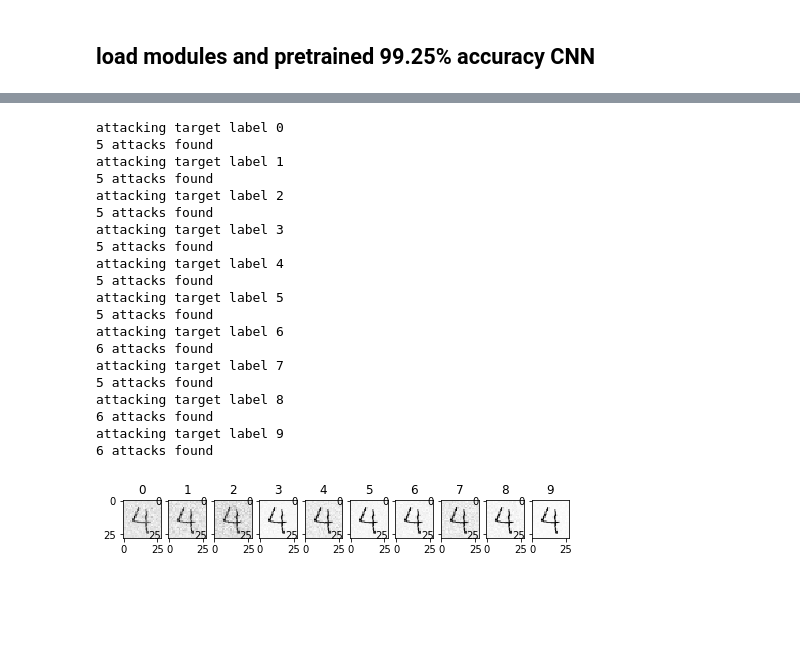
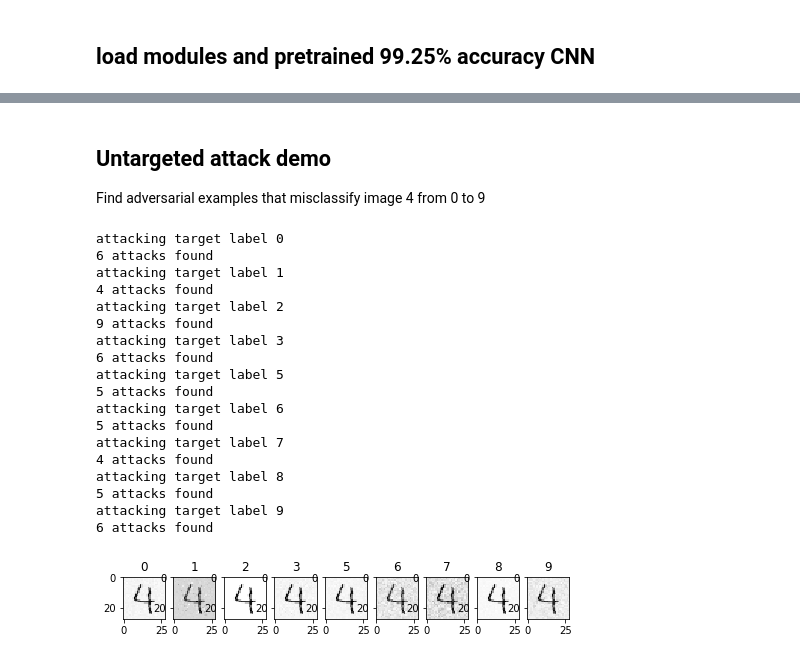
Before and after one commit to zetongqi/attacking_neural_networks, a Jupyter notebook: CW_l2attack.ipynb, the cells around one changed output, grey strips where cells are left out. Drawn from its saved outputs; the diff is of its cells as text; code cells hidden in the pictures; blank space fills up the shorter version.

```diff
--- a/CW_l2attack.ipynb
+++ b/CW_l2attack.ipynb
@@ -187,27 +221,28 @@ c value: 62500.0
+# %% [markdown]
+## Untargeted attack demo
+Find adversarial examples that misclassify image 4 from 0 to 9
 # %%
 with tf.Session() as sess:
     x = load_image('/Users/zetong/mnist_png/testing/4/24.png')
     l2attack = cwl2(sess, model)
-    attacks = l2attack.untargeted_attack(x)
+    attacks = l2attack.untargeted_attack(x, 4)
 # %% [output]
 attacking target label 0
-5 attacks found
+6 attacks found
 attacking target label 1
-5 attacks found
+4 attacks found
 attacking target label 2
-5 attacks found
+9 attacks found
 attacking target label 3
-5 attacks found
-attacking target label 4
-5 attacks found
+6 attacks found
 attacking target label 5
 5 attacks found
 attacking target label 6
-6 attacks found
+5 attacks found
 attacking target label 7
+4 attacks found
+attacking target label 8
 5 attacks found
-attacking target label 8
-6 attacks found
 attacking target label 9
 6 attacks found
-[figure, old version]
+[figure, new version]
```
Also changed, not shown: parts of 11 cells of this notebook.
